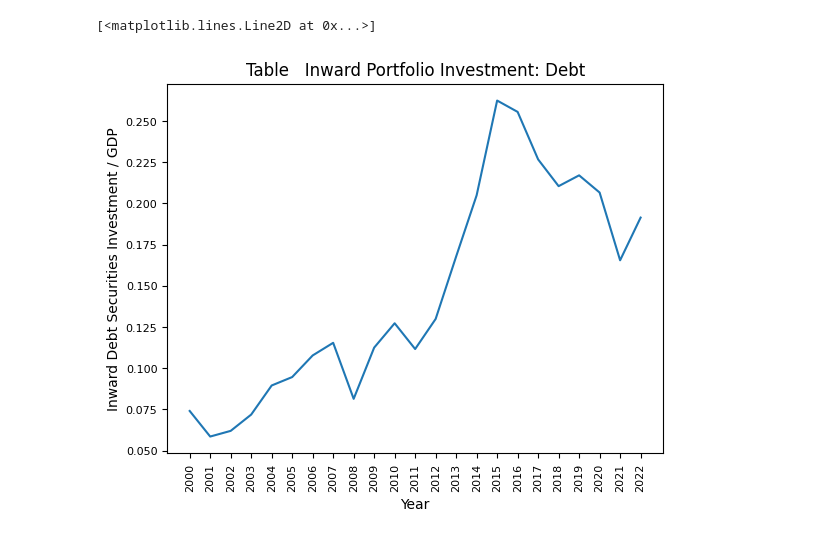
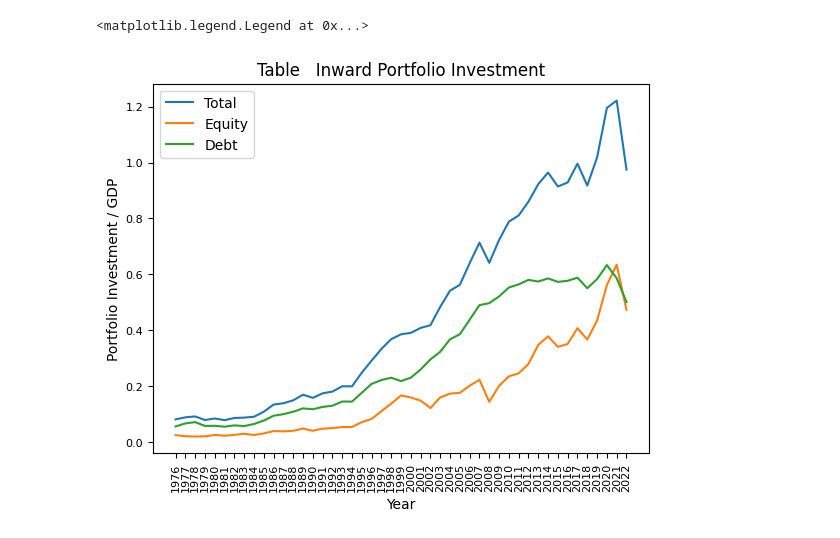
Before and after one commit to nagamamo/international_finance, a Jupyter notebook: 4_1_portfolio_investment_statistics1.ipynb, the cells around one changed output. Drawn from its saved outputs; the diff is of its cells as text; code cells hidden in the pictures.

```diff
--- a/4_1_portfolio_investment_statistics1.ipynb
+++ b/4_1_portfolio_investment_statistics1.ipynb
@@ -36,8 +69,10 @@ country.head()
 # %%
-country2=country[['ILPD_BP6_USD','NGDP_XDC','ENDA_XDC_USD_RATE']]
-country2.columns=['ILPD_BP6_USD1','ILPD_BP6_USD2','NGDP_XDC','ENDA_XDC_USD_RATE1','ENDA_XDC_USD_RATE2']
-country3=country2.drop(columns=country2.columns[1])
-country4=country3.drop(columns=country3.columns[3])
-country5=country4.dropna()
-country6=country5.drop('Attribute')
-country6
+#[4]国際証券投資データの抽出と前処理
+country2=country[['ILP_BP6_USD','ILPE_BP6_USD','ILPD_BP6_USD','NGDP_XDC','ENDA_XDC_USD_RATE']]
+country2.columns=['ILP_BP6_USD1','ILP_BP6_USD2','ILPE_BP6_USD1','ILPE_BP6_USD2','ILPD_BP6_USD1','ILPD_BP6_USD2','NGDP_XDC','ENDA_XDC_USD_RATE']
+country3=country2.drop(columns=country2.columns[1]) #一列ずつ不要な列を削除
+country4=country3.drop(columns=country3.columns[2]) #一列ずつ不要な列を削除
+country5=country4.drop(columns=country4.columns[3]) #一列ずつ不要な列を削除
+country6=country5.dropna() #欠損値を含む行の削除
+country8=country6.drop('Attribute') #不要な行の削除
+country8 #データ確認
@@ -50,10 +86,26 @@ country6.describe()
+# %%
+#[5]国際証券投資データ対GDP比の算出
+country8['ILP_BP6_USD1'] =country8['ILP_BP6_USD1'].astype('float') #数値データへの変換
+country8['ILPE_BP6_USD1'] =country8['ILPE_BP6_USD1'].astype('float') #数値データへの変換
+country8['ILPD_BP6_USD1'] =country8['ILPD_BP6_USD1'].astype('float') #数値データへの変換
+country8['NGDP_XDC'] =country8['NGDP_XDC'].astype('float') #数値データへの変換
+country8['ENDA_XDC_USD_RATE'] =country8['ENDA_XDC_USD_RATE'].astype('float') #数値データへの変換
+country8['total']=country8['ILP_BP6_USD1']/((country8['NGDP_XDC'])/(country8['ENDA_XDC_USD_RATE'])) #対GDP比の算出①
+country8['equity']=country8['ILPE_BP6_USD1']/((country8['NGDP_XDC'])/(country8['ENDA_XDC_USD_RATE'])) #対GDP比の算出②
+country8['bond']=country8['ILPD_BP6_USD1']/((country8['NGDP_XDC'])/(country8['ENDA_XDC_USD_RATE'])) #対GDP比の算出③
+country9=country8[['total','equity','bond']] #新データフレームの作成
+country9.describe() #記述統計
 # %%
-plt.xticks(rotation=90)
-plt.xlabel("Year")
-plt.ylabel("Inward Debt Securities Investment / GDP")
-plt.tick_params(labelsize=8)
-plt.title('Table   Inward Portfolio Investment: Debt')
-plt.plot(country6['bond'])
+#[6]可視化
+plt.xticks(rotation=90) #横軸ラベルを90度回転
+plt.xlabel("Year") #横軸タイトル
+plt.ylabel("Portfolio Investment / GDP") #縦軸タイトル
+plt.tick_params(labelsize=8) #横軸ラベルのサイズ
+plt.title('Table   Inward Portfolio Investment') #図表タイトル
+plt.plot(country9['total'], label='Total')
+plt.plot(country9['equity'], label='Equity')
+plt.plot(country9['bond'], label='Debt')
+plt.legend()
 # %% [output]
-[<matplotlib.lines.Line2D at 0x...>]
+<matplotlib.legend.Legend at 0x...>
-[figure, old version]
+[figure, new version]
```
Also changed, not shown: parts of 11 cells of this notebook.
